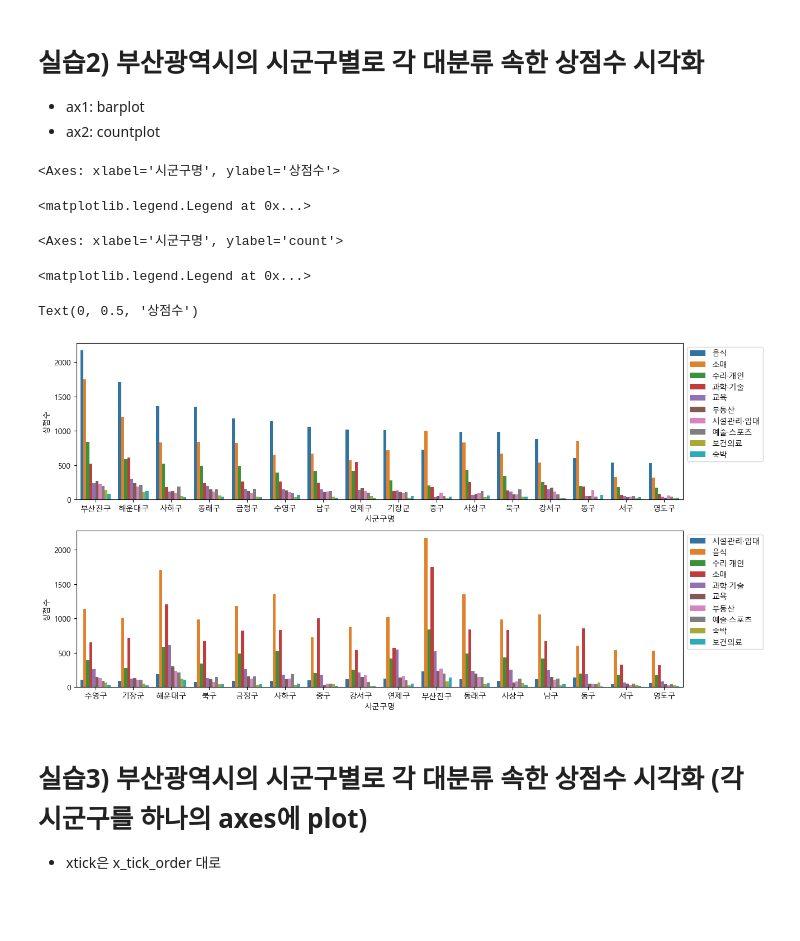
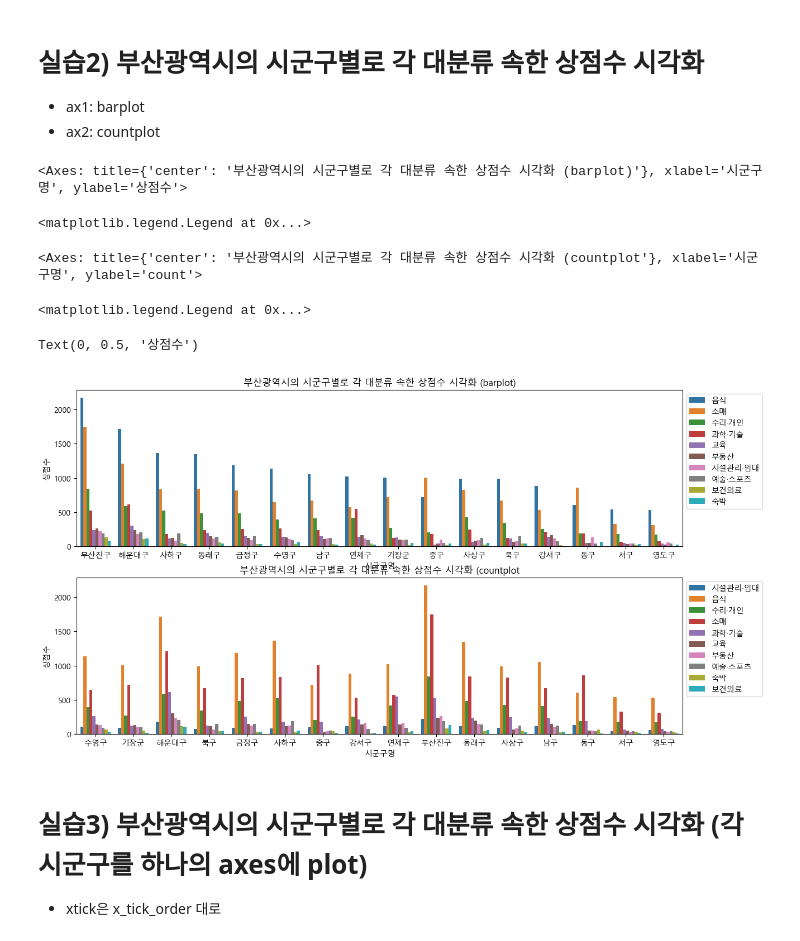
Before and after one commit to Woochang4862/USW-Public-Data-Analysis, a Jupyter notebook: pda_11w/2025_공공데이터분석_11w.ipynb, the cells around one changed output. Drawn from its saved outputs; the diff is of its cells as text; code cells hidden in the pictures; blank space fills up the shorter version.

```diff
--- a/pda_11w/2025_공공데이터분석_11w.ipynb
+++ b/pda_11w/2025_공공데이터분석_11w.ipynb
@@ -108,23 +112,28 @@ Text(0.5, 1.0, '시도 별로 각 대분류 속한 상점수 (sns.pointplot)')
 # %%
 df_busan=dfs.loc[dfs['시도명']=='부산광역시']
 
 fig=plt.figure(figsize=(14,8),dpi=100)
 ax1, ax2=fig.subplots(2,1)
 
 ## ax1
-_=ax.set_title('부산광역시의 시군구별로 각 대분류 속한 상점수 시각화 (barplot)')
-## 코드작성
+_=ax1.set_title('부산광역시의 시군구별로 각 대분류 속한 상점수 시각화 (barplot)')
+df1=df_busan[['시군구명','상권업종대분류명']].value_counts().reset_index()
+df1=df1.rename(columns={'count':'상점수'})
+sns.barplot(data=df1, x='시군구명', hue='상권업종대분류명', y='상점수', ax=ax1)
+ax1.legend(bbox_to_anchor=(1,1),loc=2)
 
 ## ax2
-_=ax.set_title('부산광역시의 시군구별로 각 대분류 속한 상점수 시각화 (countplot')
-## 코드작성
+_=ax2.set_title('부산광역시의 시군구별로 각 대분류 속한 상점수 시각화 (countplot')
+sns.countplot(data=df_busan, x='시군구명', hue='상권업종대분류명', ax=ax2)
+ax2.legend(bbox_to_anchor=(1,1),loc=2)
+ax2.set_ylabel('상점수')
 # %% [output]
-<Axes: xlabel='시군구명', ylabel='상점수'>
+<Axes: title={'center': '부산광역시의 시군구별로 각 대분류 속한 상점수 시각화 (barplot)'}, xlabel='시군구명', ylabel='상점수'>
 <matplotlib.legend.Legend at 0x...>
-<Axes: xlabel='시군구명', ylabel='count'>
+<Axes: title={'center': '부산광역시의 시군구별로 각 대분류 속한 상점수 시각화 (countplot'}, xlabel='시군구명', ylabel='count'>
 <matplotlib.legend.Legend at 0x...>
 Text(0, 0.5, '상점수')
-[figure, old version]
+[figure, new version]
 # %% [markdown]
 # 실습3) 부산광역시의 시군구별로 각 대분류 속한 상점수 시각화 (각 시군구를 하나의 axes에 plot)
 * xtick은 x_tick_order 대로
```
Also changed, not shown: parts of 7 cells of this notebook, 1 other file.
